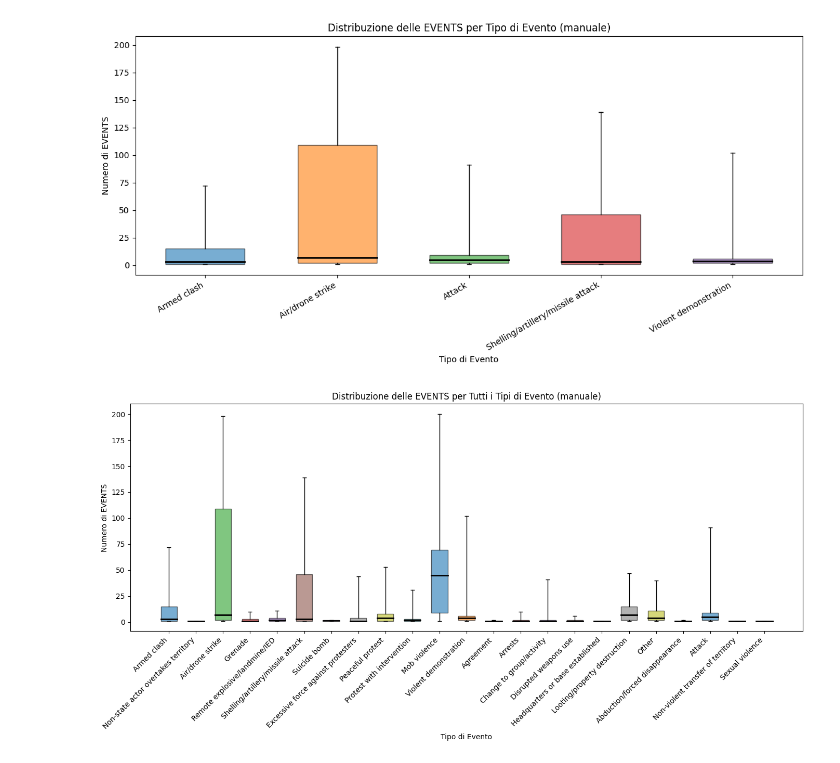
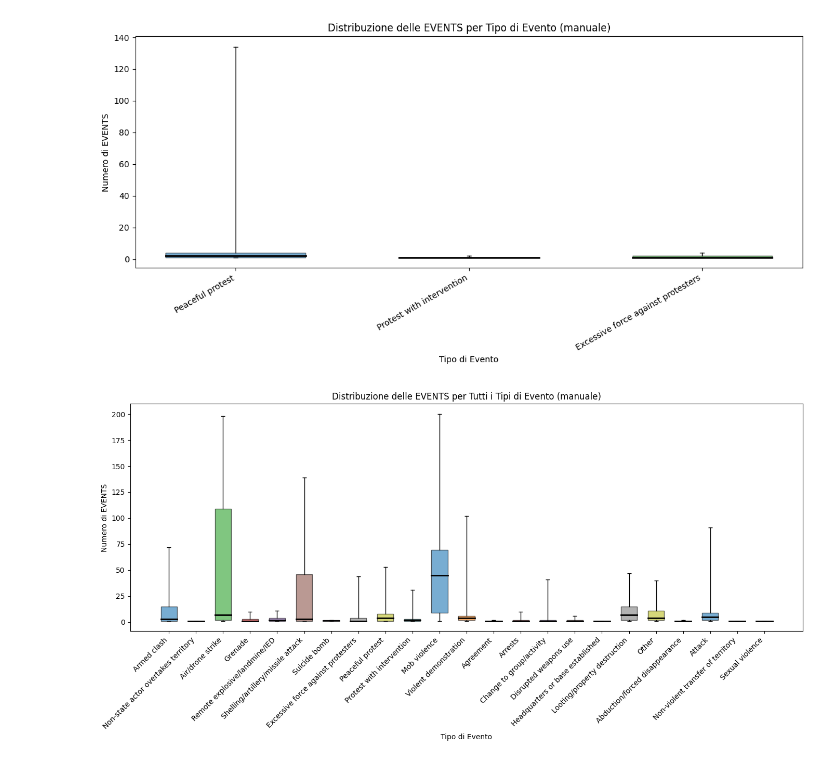
Before and after one commit to acossi-giorgio/datafour.github.io, a Jupyter notebook: etl/boxplot.ipynb, the cells around one changed output. Saved outputs shown, nothing was run; the diff lists cells and outputs as text; code cells hidden in the pictures.

```diff
--- a/etl/boxplot.ipynb
+++ b/etl/boxplot.ipynb
@@ -17,11 +17,9 @@ df = df[df['COUNTRY'] == 'Palestine']
 
 # Eventi da includere
 eventi_richiesti = [
-    'Armed clash',
-    'Air/drone strike',
-    'Attack',
-    'Shelling/artillery/missile attack',
-    'Violent demonstration'
+    'Peaceful protest',
+    'Protest with intervention',
+    'Excessive force against protesters'
 ]
 
 # Verifica colonne
@@ -58,34 +56,34 @@ else:
             q1, med, q3 = quantiles(vals_sorted, n=4, method='inclusive')[0], quantiles(vals_sorted, n=2, method='inclusive')[0], quantiles(vals_sorted, n=4, method='inclusive')[2]
         except Exception:
             # Fallback semplice
             n = len(vals_sorted)
             q1 = vals_sorted[n//4]
             med = vals_sorted[n//2] if n % 2 == 1 else (vals_sorted[n//2-1]+vals_sorted[n//2])/2
             q3 = vals_sorted[(3*n)//4]
         # Disegno box (rettangolo da q1 a q3)
         rect = plt.Rectangle((i - box_width/2, q1), box_width, q3 - q1,
                              facecolor=colori[(i-1) % len(colori)], edgecolor='black', alpha=0.6)
         ax.add_patch(rect)
         # Median line
         ax.plot([i - box_width/2, i + box_width/2], [med, med], color='black', linewidth=2)
         # Whiskers
         ax.plot([i, i], [q3, massimo], color='black', linewidth=1)
         ax.plot([i, i], [minimo, q1], color='black', linewidth=1)
         # Min/Max markers
         ax.plot(i, minimo, marker='_', color='black')
         ax.plot(i, massimo, marker='_', color='black')
     if drawn == 0:
         print('Tutti i gruppi sono vuoti dopo il filtraggio.')
     else:
         ax.set_xticks(range(1, len(eventi_richiesti)+1))
         ax.set_xticklabels(eventi_richiesti, rotation=30, ha='right')
         ax.set_xlabel('Tipo di Evento')
         ax.set_ylabel('Numero di EVENTS')
         ax.set_title('Distribuzione delle EVENTS per Tipo di Evento (manuale)')
         plt.tight_layout()
         plt.show()
 # %% [output]
-[figure, old version]
+[figure, new version]
 # %%
 import pandas as pd
 import matplotlib.pyplot as plt
```
Also changed, not shown: 1 other file.
